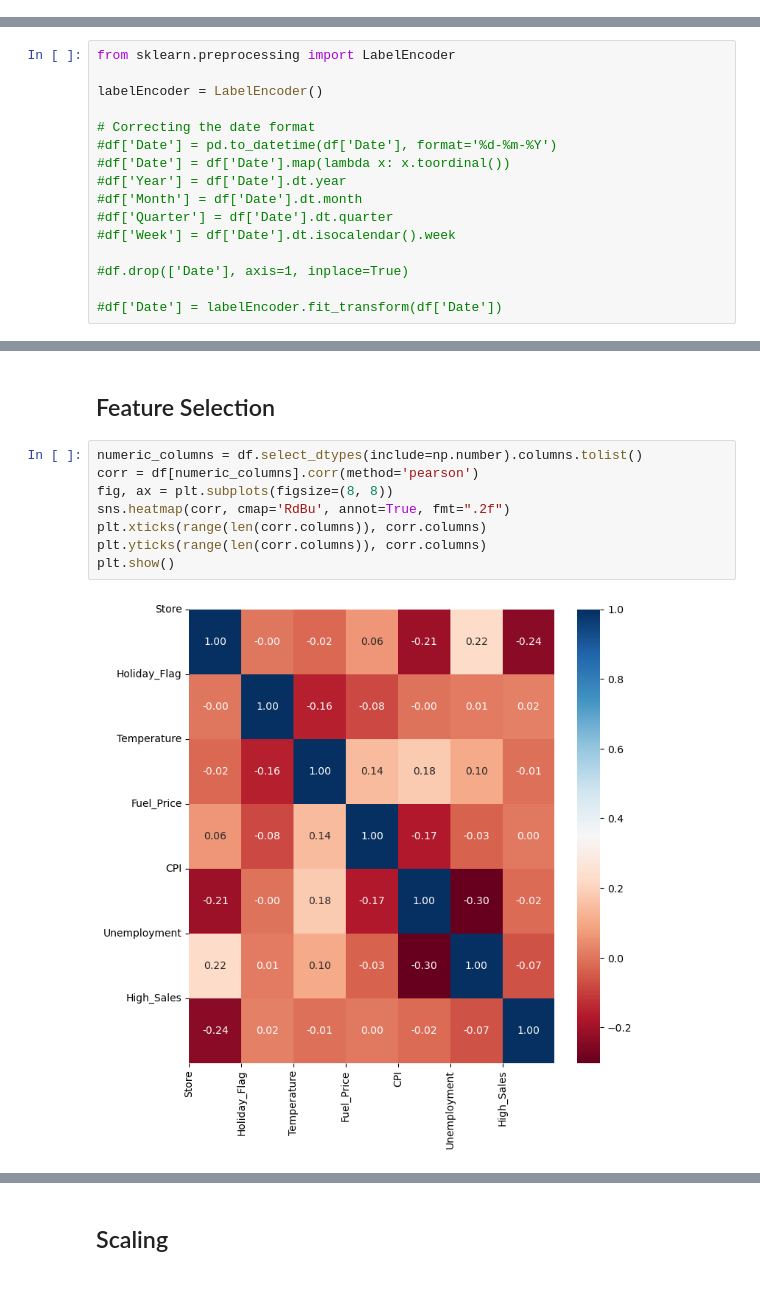
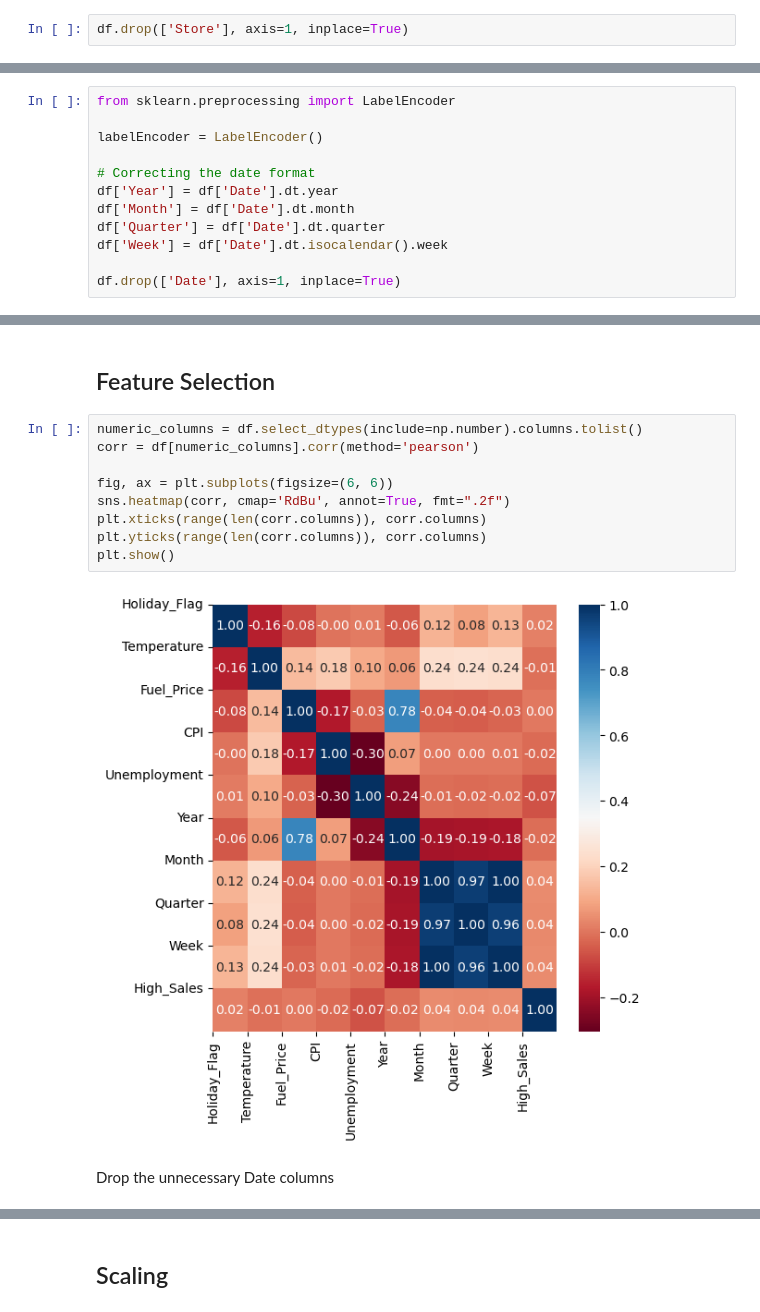
Before and after one commit to Scrabble30/BI-Exam-Walmart-Sales, a Jupyter notebook: Notebooks/RQ3-Classification.ipynb, the cells around one changed output, grey strips where cells are left out. Drawn from its saved outputs; the diff is of its cells as text.

```diff
--- a/Notebooks/RQ3-Classification.ipynb
+++ b/Notebooks/RQ3-Classification.ipynb
@@ -72,5 +74,7 @@ df.sample(5)
 # %% [markdown]
 ### Data Cleaning
+# %%
+df.drop(['Store'], axis=1, inplace=True)
 # %%
 # Convert date column to datetime
 df['Date'] = pd.to_datetime(df['Date'], format='%d-%m-%Y')
@@ -124,16 +130,12 @@ from sklearn.preprocessing import LabelEncoder
 labelEncoder = LabelEncoder()
 
 # Correcting the date format
-#df['Date'] = pd.to_datetime(df['Date'], format='%d-%m-%Y')
-#df['Date'] = df['Date'].map(lambda x: x.toordinal())
-#df['Year'] = df['Date'].dt.year
-#df['Month'] = df['Date'].dt.month
-#df['Quarter'] = df['Date'].dt.quarter
-#df['Week'] = df['Date'].dt.isocalendar().week
+df['Year'] = df['Date'].dt.year
+df['Month'] = df['Date'].dt.month
+df['Quarter'] = df['Date'].dt.quarter
+df['Week'] = df['Date'].dt.isocalendar().week
 
-#df.drop(['Date'], axis=1, inplace=True)
-
-#df['Date'] = labelEncoder.fit_transform(df['Date'])
+df.drop(['Date'], axis=1, inplace=True)
 # %% [markdown]
 ## Feature Engineering
 # %%
@@ -147,11 +158,14 @@ df.drop(['Weekly_Sales'], axis=1, inplace=True)
 # %%
 numeric_columns = df.select_dtypes(include=np.number).columns.tolist()
 corr = df[numeric_columns].corr(method='pearson')
-fig, ax = plt.subplots(figsize=(8, 8))
+
+fig, ax = plt.subplots(figsize=(6, 6))
 sns.heatmap(corr, cmap='RdBu', annot=True, fmt=".2f")
 plt.xticks(range(len(corr.columns)), corr.columns)
 plt.yticks(range(len(corr.columns)), corr.columns)
 plt.show()
 # %% [output]
-[figure, old version]
+[figure, new version]
+# %% [markdown]
+Drop the unnecessary Date columns
 # %%
```
Also changed, not shown: parts of 42 cells of this notebook, 1 other file.
